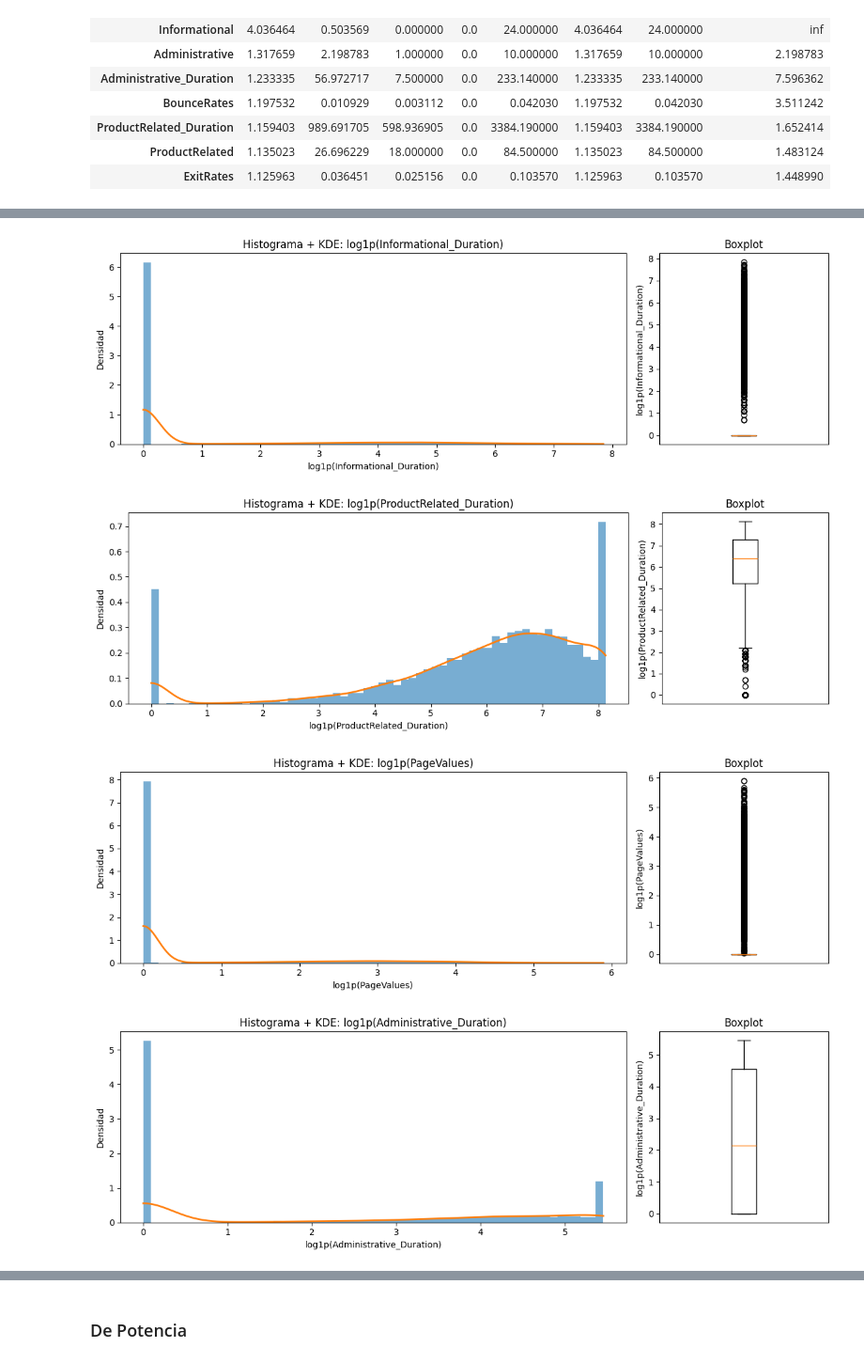
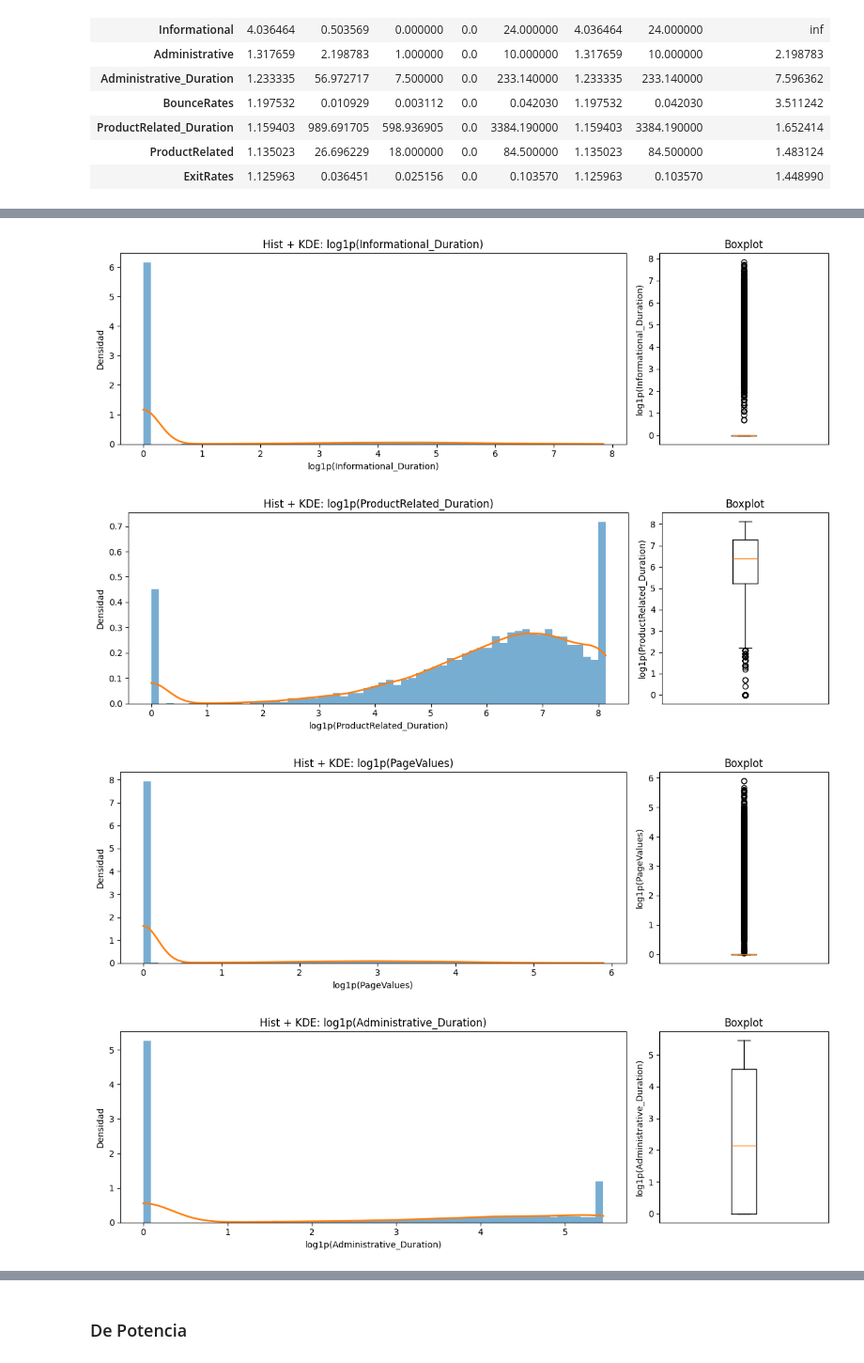
Before and after one commit to ADCO02/trabajoPreparacionDatos, a Jupyter notebook: Notebook.ipynb, the cells around one changed output, grey strips where cells are left out. Shown at 94% size. Saved outputs shown, nothing was run; the diff lists cells and outputs as text; code cells hidden in the pictures.

```diff
--- a/Notebook.ipynb
+++ b/Notebook.ipynb
@@ -740,71 +828,57 @@ Mostramos gráficas (directamente con log1p para visualizar mejor la estructura
 # %%
 import numpy as np
 import matplotlib.pyplot as plt
 from scipy.stats import gaussian_kde
 
-def plot_hist_kde_and_box(df, col, bins=50, log1p=False, clip_quantiles=None):
-    """
-    df: DataFrame
-    col: nombre de la columna
-    bins: bins del histograma
-    log1p: si True, aplica log1p(x) para visualizar colas largas (no modifica df)
-    clip_quantiles: None o tupla (q_low, q_high) para recortar SOLO en la visualización, ej (0.01, 0.99)
-    """
-    x = df[col].dropna().to_numpy(dtype=float)
+def plot_dist_and_box(df, col, *, bins=60, log1p=True, clip_q=None, kde_points=400):
+    x = df[col].dropna().astype(float).to_numpy()
+    if x.size == 0:
+        return
 
-    # Clip solo para visualizar (opcional)
-    if clip_quantiles is not None:
-        ql, qh = clip_quantiles
-        lo, hi = np.quantile(x, [ql, qh])
+    if clip_q is not None:
+        lo, hi = np.quantile(x, clip_q)
         x = np.clip(x, lo, hi)
 
-    # Transformación log1p para visualizar (opcional)
-    if log1p:
-        # log1p requiere x >= -1; en tus variables es >=0, así que OK
-        x_plot = np.log1p(x)
-        x_label = f"log1p({col})"
-    else:
-        x_plot = x
-        x_label = col
+    x_plot = np.log1p(x) if log1p else x
+    label = f"log1p({col})" if log1p else col
 
-    # --- Figura con 2 paneles: hist+kde y boxplot ---
-    fig, axes = plt.subplots(1, 2, figsize=(12, 4), gridspec_kw={"width_ratios": [3, 1]})
-    ax1, ax2 = axes
+    fig, (ax, axb) = plt.subplots(
+        1, 2, figsize=(12, 4),
+        gridspec_kw={"width_ratios": [3, 1]}
+    )
 
     # Histograma (densidad)
-    ax1.hist(x_plot, bins=bins, density=True, alpha=0.6)
-    ax1.set_title(f"Histograma + KDE: {x_label}")
-    ax1.set_xlabel(x_label)
-    ax1.set_ylabel("Densidad")
+    ax.hist(x_plot, bins=bins, density=True, alpha=0.6)
+    ax.set(title=f"Hist + KDE: {label}", xlabel=label, ylabel="Densidad")
 
-    # KDE
-    if len(x_plot) > 1 and np.std(x_plot) > 0:
-        kde = gaussian_kde(x_plot)
-        xs = np.linspace(np.min(x_plot), np.max(x_plot), 400)
-        ax1.plot(xs, kde(xs), linewidth=2)
+    # KDE (si tiene sentido)
+    if x_plot.size > 1:
+        s = x_plot.std()
+        if s > 0:
+            xs = np.linspace(x_plot.min(), x_plot.max(), kde_points)
+            kde = gaussian_kde(x_plot)
+            ax.plot(xs, kde(xs), lw=2)
 
     # Boxplot
-    ax2.boxplot(x_plot, vert=True, showfliers=True)
-    ax2.set_title("Boxplot")
-    ax2.set_xticks([])
-    ax2.set_ylabel(x_label)
+    axb.boxplot(x_plot, vert=True, showfliers=True)
+    axb.set(title="Boxplot", ylabel=label)
+    axb.set_xticks([])
 
     plt.tight_layout()
     plt.show()
 
 
-# --- Variables principales (las tuyas) ---
-main_vars = [
+cols = [
     "Informational_Duration",
     "ProductRelated_Duration",
     "PageValues",
     "Administrative_Duration",
 ]
 
-for c in main_vars:
-    plot_hist_kde_and_box(df, c, bins=60, log1p=True)
+for col in cols:
+    plot_dist_and_box(df, col, bins=60, log1p=True)
 # %% [output]
-[figure, old version]
+[figure, new version]
-[figure, old version]
+[figure, new version]
-[figure, old version]
+[figure, new version]
-[figure, old version]
+[figure, new version]
```
Also changed, not shown: parts of 121 cells of this notebook.
